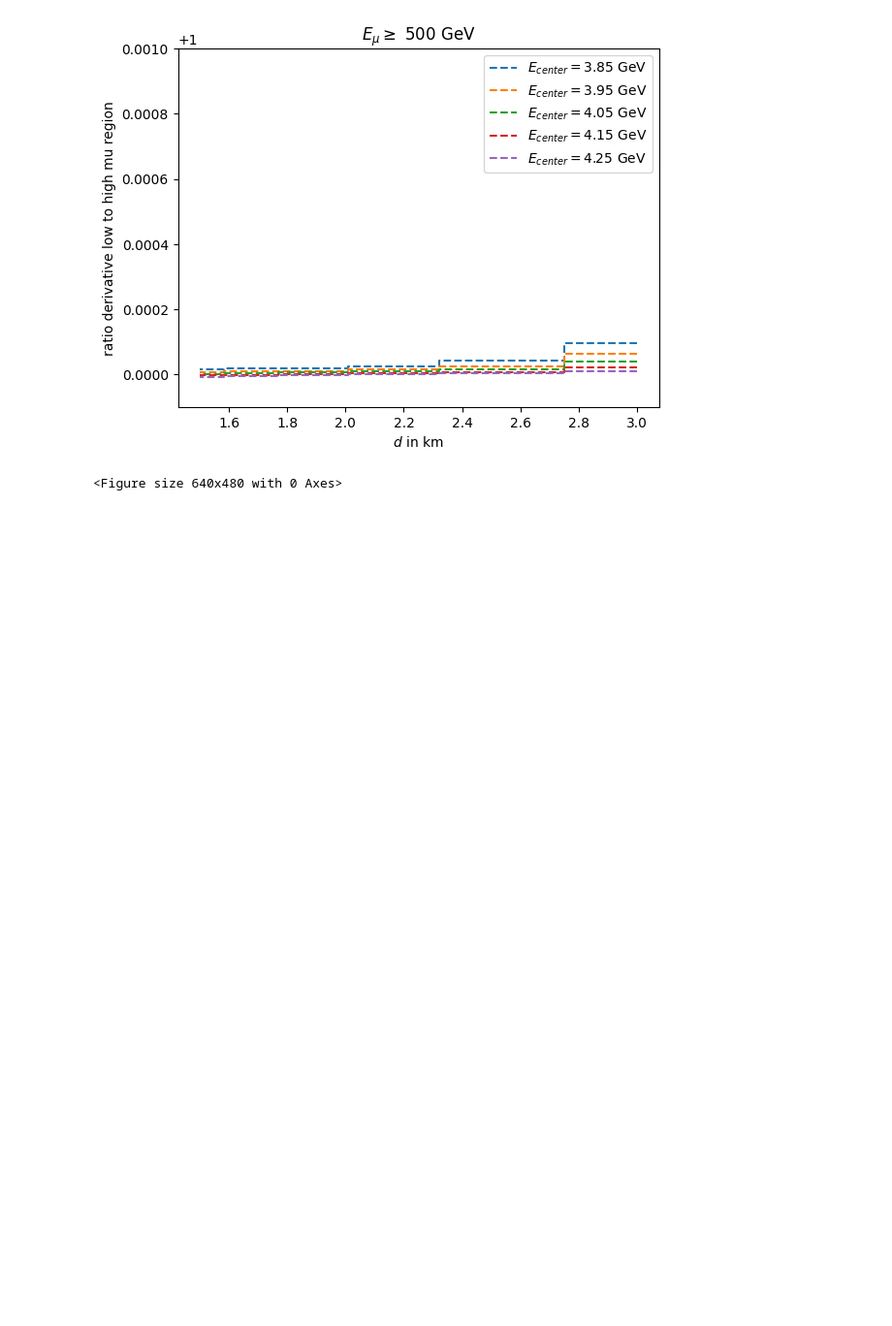
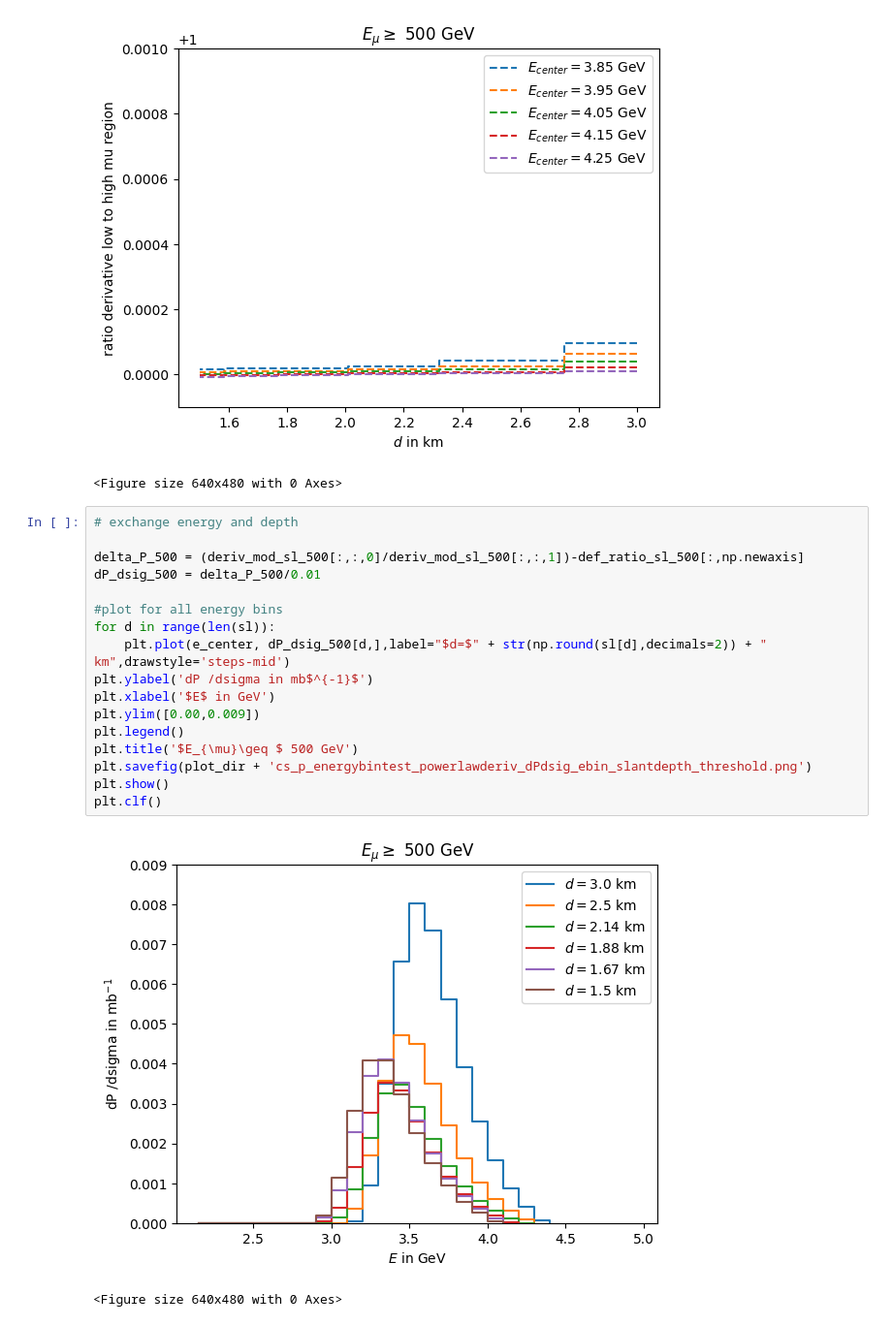
Before and after one commit to karohymon/cs-analysis, a Jupyter notebook: IceCube_diffuse_underground_bundles/slope_param_thresholdintegration.ipynb, the cells around one changed output. Shown at 97% size. Saved outputs shown, nothing was run; the diff lists cells and outputs as text; blank space fills up the shorter version.

Commit message:
sensitivity plots

```diff
--- a/IceCube_diffuse_underground_bundles/slope_param_thresholdintegration.ipynb
+++ b/IceCube_diffuse_underground_bundles/slope_param_thresholdintegration.ipynb
@@ -315,3 +315,23 @@ plt.show()
 [figure]
 [figure]
 <Figure size 640x480 with 0 Axes>
+# %%
+# exchange energy and depth
+
+delta_P_500 = (deriv_mod_sl_500[:,:,0]/deriv_mod_sl_500[:,:,1])-def_ratio_sl_500[:,np.newaxis]
+dP_dsig_500 = delta_P_500/0.01
+
+#plot for all energy bins
+for d in range(len(sl)):
+    plt.plot(e_center, dP_dsig_500[d,],label="$d=$" + str(np.round(sl[d],decimals=2)) + " km",drawstyle='steps-mid')
+plt.ylabel('dP /dsigma in mb$^{-1}$')
+plt.xlabel('$E$ in GeV')
+plt.ylim([0.00,0.009])
+plt.legend()
+plt.title('$E_{\mu}\geq $ 500 GeV')
+plt.savefig(plot_dir + 'cs_p_energybintest_powerlawderiv_dPdsig_ebin_slantdepth_threshold.png')
+plt.show()
+plt.clf()
+# %% [output]
+[figure, added]
+<Figure size 640x480 with 0 Axes>
```
Also changed, not shown: parts of 8 cells of this notebook.
